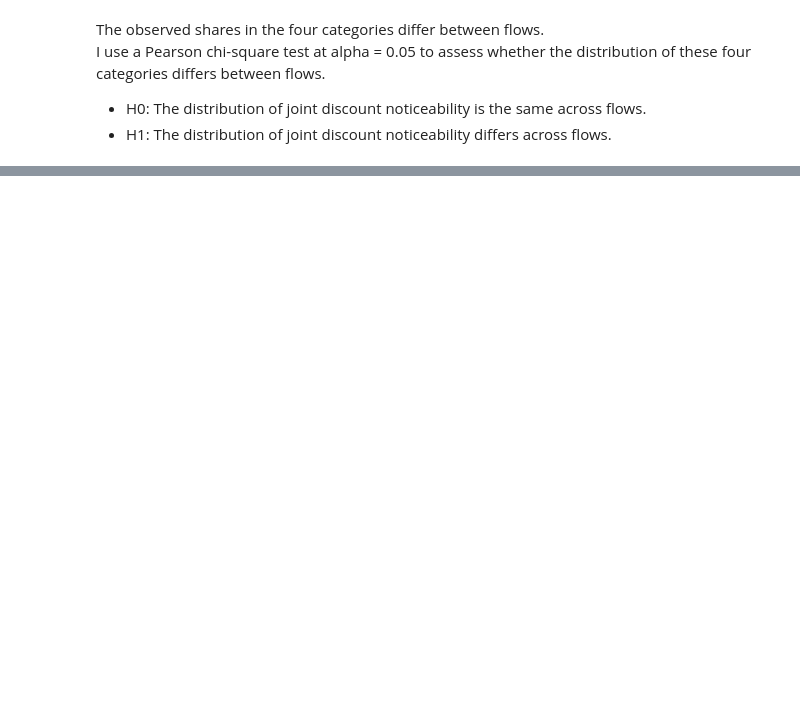
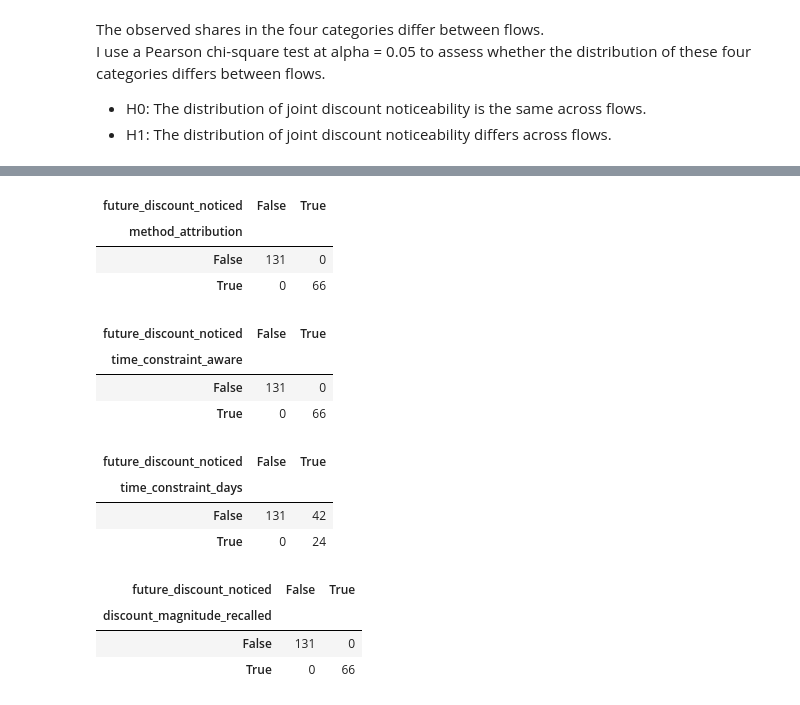
Before and after one commit to elena-kolo/payment-flow-experimentation-analysis, a Jupyter notebook: notebooks/03_prototype_analysis.ipynb, the cells around one changed output, grey strips where cells are left out. Drawn from its saved outputs; the diff is of its cells as text; code cells hidden in the pictures; blank space fills up the shorter version.

Commit message:
Validate key-question completeness and update downstream analyses

```diff
--- a/notebooks/03_prototype_analysis.ipynb
+++ b/notebooks/03_prototype_analysis.ipynb
@@ -864,0 +917,34 @@ _*The test assesses the distribution as a whole; it does not establish which ind
+# %%
+# Expect comprehension answers to be missing when future_discount_noticed is False
+# Check response completeness when True, allowing for additional routing conditions
+method_attribution_response_check = pd.crosstab(df_extracted['method_attribution'].notna(),
+                                                 df_extracted['future_discount_noticed'])
+
+time_constraint_response_check = pd.crosstab(df_extracted['time_constraint_aware'].notna(),
+                                                 df_extracted['future_discount_noticed'])
+
+#only those who noticed any time constraint were shown question about days
+time_constraint_d_response_check = pd.crosstab(df_extracted['time_constraint_days'].notna(),
+                                                 df_extracted['future_discount_noticed'])
+
+discount_magnitude_response_check = pd.crosstab(df_extracted['discount_magnitude_recalled'].notna(),
+                                                 df_extracted['future_discount_noticed'])
+
+display(method_attribution_response_check, time_constraint_response_check, time_constraint_d_response_check, discount_magnitude_response_check )
+# %% [output]
+| future_discount_noticed | False | True |
+| method_attribution |  |  |
+| False | 131 | 0 |
+| True | 0 | 66 |
+| future_discount_noticed | False | True |
+| time_constraint_aware |  |  |
+| False | 131 | 0 |
+| True | 0 | 66 |
+| future_discount_noticed | False | True |
+| time_constraint_days |  |  |
+| False | 131 | 42 |
+| True | 0 | 24 |
+| future_discount_noticed | False | True |
+| discount_magnitude_recalled |  |  |
+| False | 131 | 0 |
+| True | 0 | 66 |
```
Also changed, not shown: parts of 37 cells of this notebook, 2 other files.
